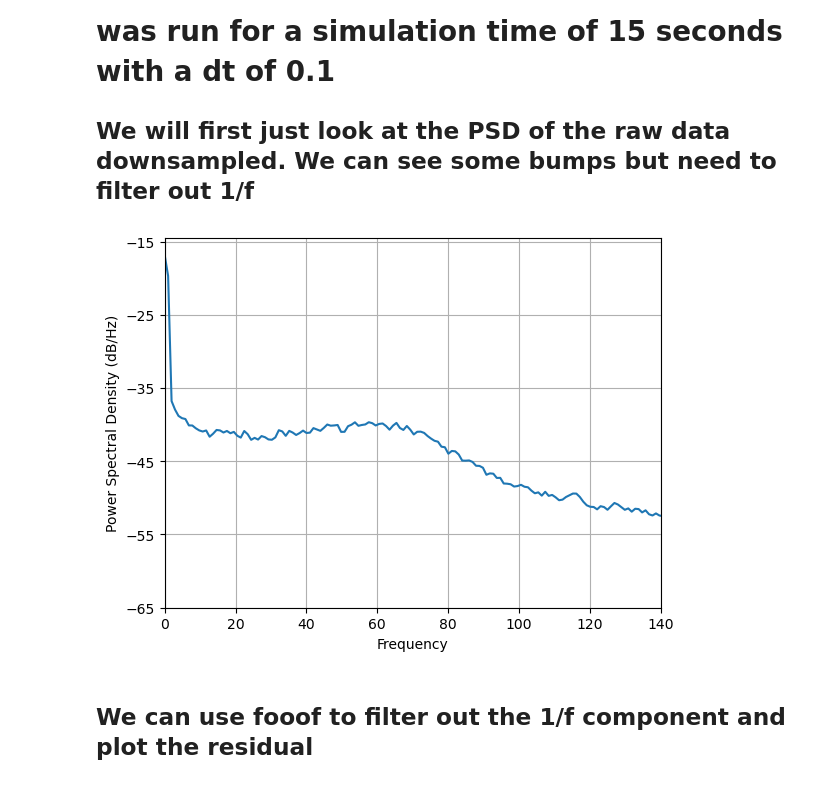
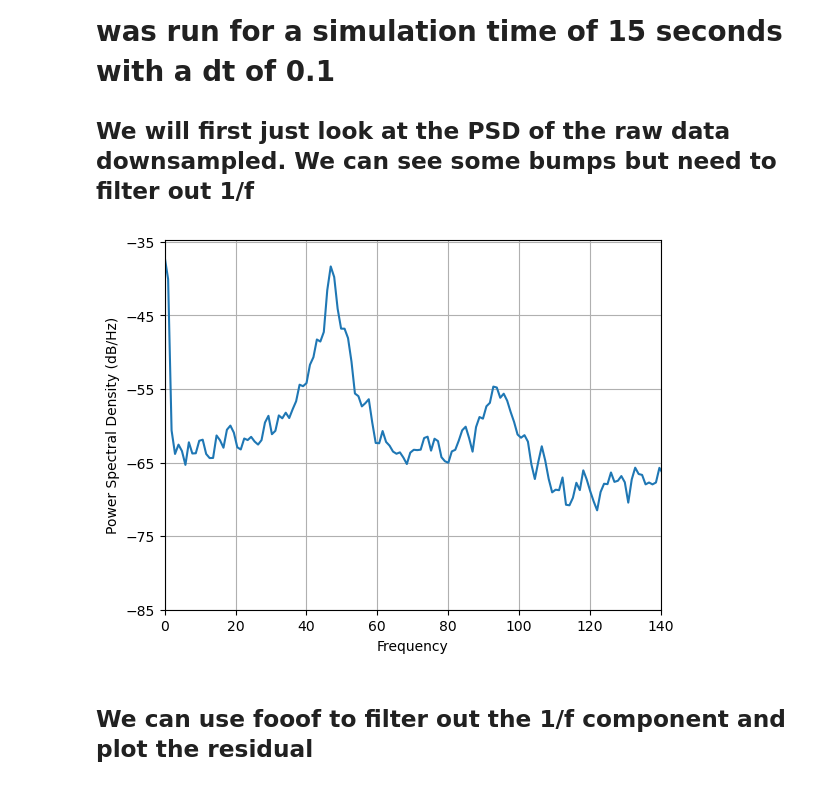
Before and after one commit to GregGlickert/Fooof-PSD-example, a Jupyter notebook: Untitled.ipynb, the cells around one changed output. Drawn from its saved outputs; the diff is of its cells as text; code cells hidden in the pictures.

```diff
--- a/Untitled.ipynb
+++ b/Untitled.ipynb
@@ -17,18 +17,18 @@ from scipy.signal import welch
 
 ## We will first just look at the PSD of the raw data downsampled. We can see some bumps but need to filter out 1/f
 # %%
-use_fengs_data = True
-
+use_fengs_data = False
+ghghgjghghg
 if use_fengs_data == False:
     f = h5py.File('ecp.h5','r')
     data = f['ecp']['data'][50000:][::10].reshape(-1,)
 if use_fengs_data == True:
     data = np.loadtxt('LFP_elec_0')
 freq, psd = plt.psd(data, NFFT=1024, Fs=1000)
 plt.xlim(0,140)
 plt.show()
 # %% [output]
-[figure, old version]
+[figure, new version]
 # %% [markdown]
 ## We can use fooof to filter out the 1/f component and plot the residual
 # %%
```
Also changed, not shown: parts of 1 cell of this notebook.
